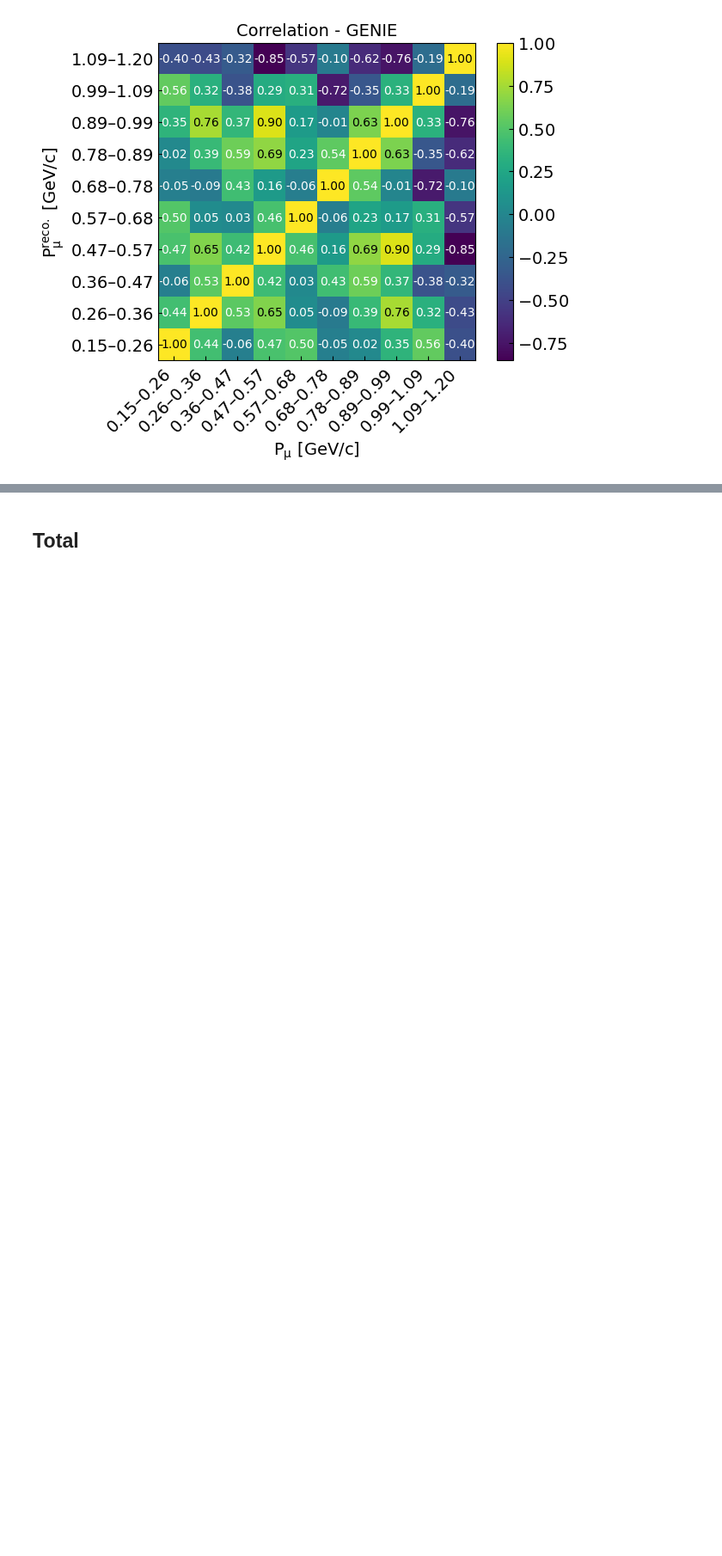
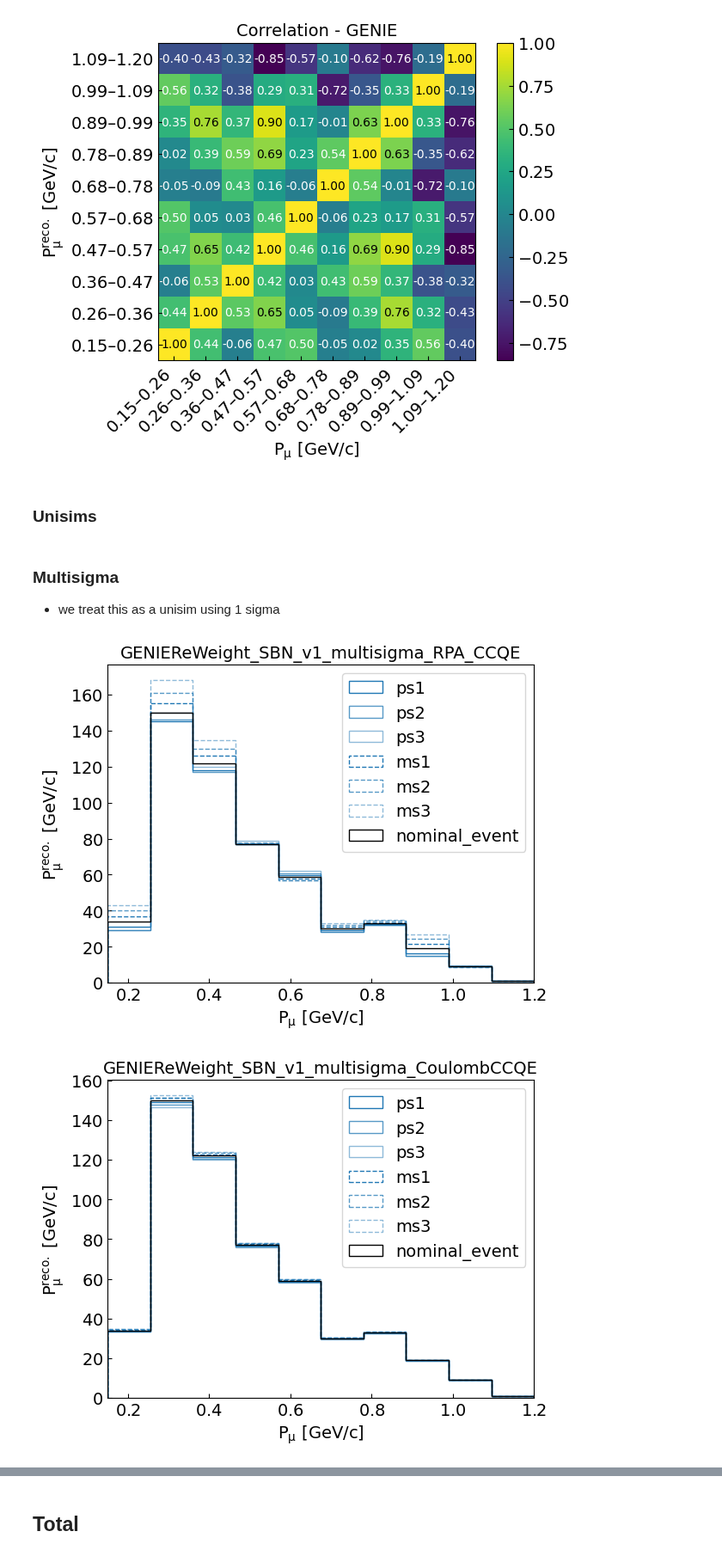
Before and after one commit to sungbinoh/cafpyana, a Jupyter notebook: analysis_village/numucc1p0pi/wienersvd_unfolding.ipynb, the cells around one changed output, grey strips where cells are left out. Shown at 86% size. Saved outputs shown, nothing was run; the diff lists cells and outputs as text; code cells hidden in the pictures; blank space fills up the shorter version.

Commit message:
justification for genie multisigma treatment

```diff
--- a/analysis_village/numucc1p0pi/wienersvd_unfolding.ipynb
+++ b/analysis_village/numucc1p0pi/wienersvd_unfolding.ipynb
@@ -62,7 +42,7 @@ Keys: ['/evt_0', '/hdr_0', '/mcnu_0', '/mcnuwgtslim_0', '/split']
 n_max_concat = 2
 
 mc_keys2load = ['evt', 'hdr', 'mcnuwgtslim']
-mc_dfs = load_dfs(mc_file, mc_keys2load)
+mc_dfs = load_dfs(mc_file, mc_keys2load, n_max_concat=n_max_concat)
 
 mc_evt_df = mc_dfs['evt']
 mc_hdr_df = mc_dfs['hdr']
@@ -125,5 +52,5 @@ def get_MCstat_unc(evt_df, hdr_df, n_universes=100):
 # %%
-mc_evt_df, MCstat_univ_events = get_MCstat_unc(mc_evt_df, mc_hdr_df, n_universes=100)
+mc_evt_df, MCstat_univ_events = mcstat(mc_evt_df, mc_hdr_df, n_universes=100)
 # %% [markdown]
 # POT
 # %%
@@ -750,3 +643,47 @@ plot_heatmap(ret_genie["Correlation"], "Correlation - GENIE",
 [figure]
 [figure]
 [figure]
+# %% [markdown]
+### Unisims
+# %% [markdown]
+### Multisigma
+
+- we treat this as a unisim using 1 sigma
+# %%
+# inspect some knobs
+knobs = [
+    'GENIEReWeight_SBN_v1_multisigma_RPA_CCQE',
+    'GENIEReWeight_SBN_v1_multisigma_CoulombCCQE',
+    'GENIEReWeight_SBN_v1_multisigma_NormCCMEC',
+    # 'GENIEReWeight_SBN_v1_multisigma_NormNCMEC',
+    # 'GENIEReWeight_SBN_v1_multisigma_RDecBR1gamma',
+]
+knob = knobs[2]
+# %%
+for knob in knobs:
+    plt.hist(var_signal_sel_reco, bins=var_config.bins, weights=mc_evt_df[mc_evt_df.nuint_categ == 1][knob].ps1, histtype="step",
+            color="C0", label="ps1")
+    plt.hist(var_signal_sel_reco, bins=var_config.bins, weights=mc_evt_df[mc_evt_df.nuint_categ == 1][knob].ps2, histtype="step",
+            color="C0", label="ps2", alpha=0.75)
+    plt.hist(var_signal_sel_reco, bins=var_config.bins, weights=mc_evt_df[mc_evt_df.nuint_categ == 1][knob].ps3, histtype="step",
+            color="C0", label="ps3", alpha=0.5)
+    plt.hist(var_signal_sel_reco, bins=var_config.bins, weights=mc_evt_df[mc_evt_df.nuint_categ == 1][knob].ms1, histtype="step",
+            color="C0", label="ms1", linestyle="--")
+    plt.hist(var_signal_sel_reco, bins=var_config.bins, weights=mc_evt_df[mc_evt_df.nuint_categ == 1][knob].ms2, histtype="step",
+            color="C0", label="ms2", linestyle="--", alpha=0.75)
+    plt.hist(var_signal_sel_reco, bins=var_config.bins, weights=mc_evt_df[mc_evt_df.nuint_categ == 1][knob].ms3, histtype="step",
+            color="C0", label="ms3", linestyle="--", alpha=0.5)
+
+    # TODO: is there any purpose of using cv? seems redundant...
+    # plt.hist(var_signal_sel_reco, bins=var_config.bins, histtype="step", color="black", label="nominal_event")
+    plt.hist(var_signal_sel_reco, bins=var_config.bins, weights=mc_evt_df[mc_evt_df.nuint_categ == 1][knob].cv, histtype="step", color="black", label="nominal_event")
+
+    plt.xlim(var_config.bins[0], var_config.bins[-1])
+    plt.xlabel(var_config.var_labels[0])
+    plt.ylabel(var_config.var_labels[1])
+    plt.title(knob)
+    plt.legend()
+    plt.show()
+# %% [output]
+[figure, added]
+[figure, added]
```
Also changed, not shown: parts of 57 cells of this notebook.
